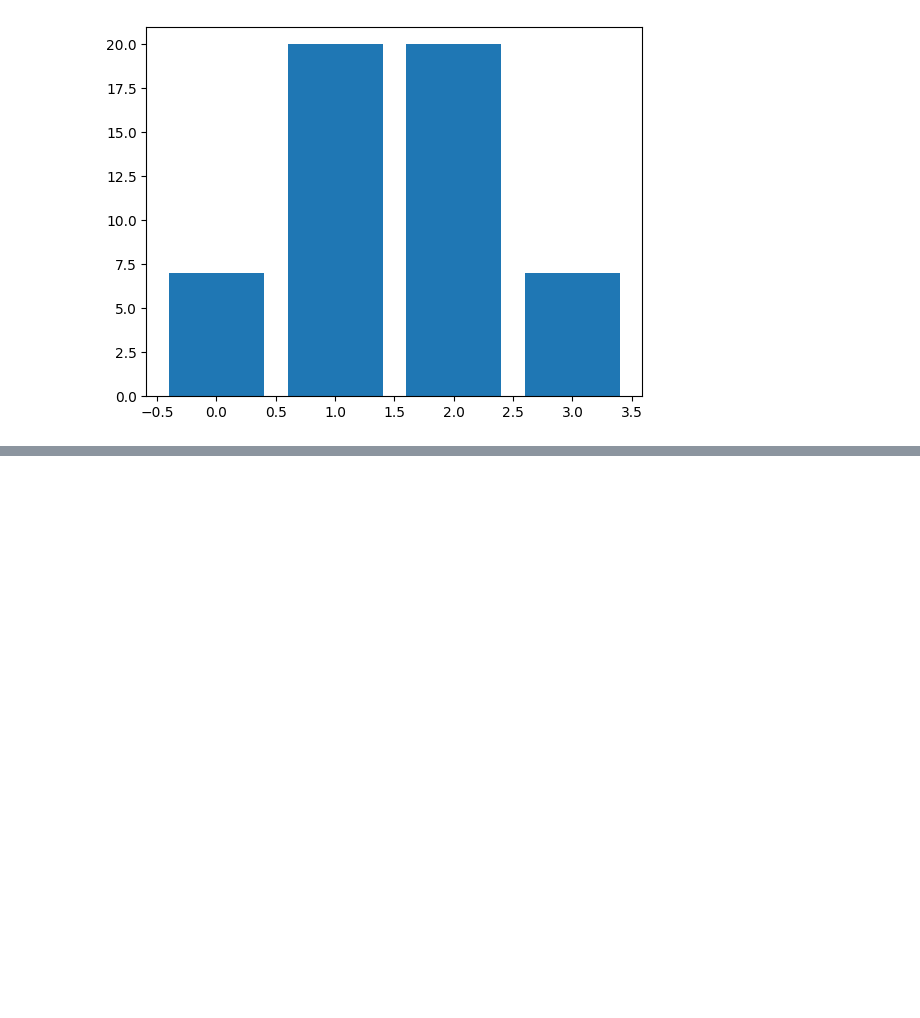
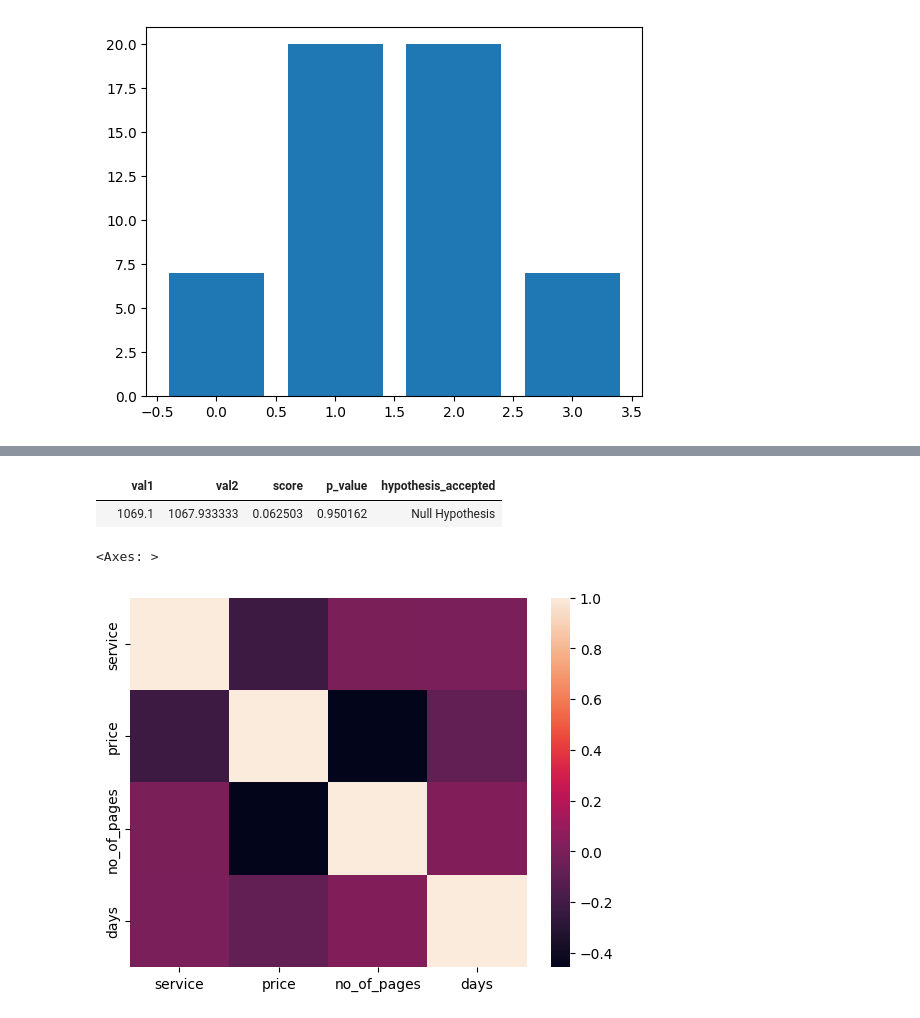
Before and after one commit to Raghav-Mundhara/Sem6_Labs, a Jupyter notebook: AIDS/Expt3/Expt3.ipynb, the cells around one changed output, grey strips where cells are left out. Drawn from its saved outputs; the diff is of its cells as text; code cells hidden in the pictures; blank space fills up the shorter version.

```diff
--- a/AIDS/Expt3/Expt3.ipynb
+++ b/AIDS/Expt3/Expt3.ipynb
@@ -131,0 +140,14 @@ ztest(y_test,y_train,value=0)
+# %%
+p={}
+p['val1'],p['val2']=y_train.mean(),y_test.mean()
+p['score'],p['p_value']=ztest(y_train,y_test,alternative='two-sided')
+result(p)
+# %% [output]
+|  | val1 | val2 | score | p_value | hypothesis_accepted |
+|  | 1069.1 | 1067.933333 | 0.062503 | 0.950162 | Null Hypothesis |
+# %%
+import seaborn as sns
+sns.heatmap(data.corr())
+# %% [output]
+<Axes: >
+[figure, added]
```
Also changed, not shown: parts of 3 cells of this notebook, 4 other files.
